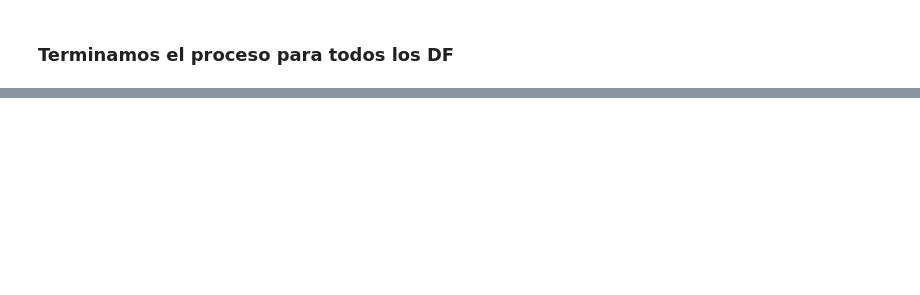
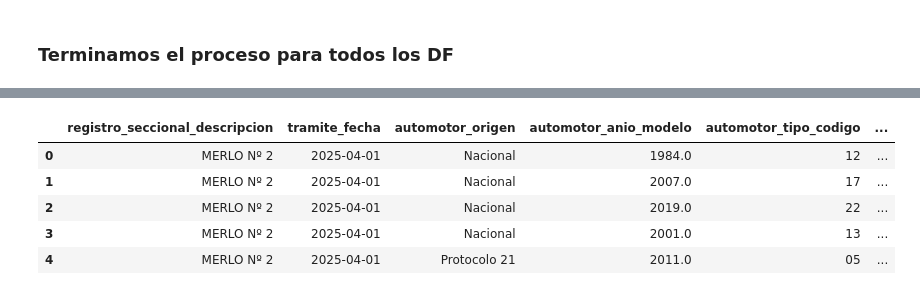
Before and after one commit to Zaca-123/postgres-etl-combustible, a Jupyter notebook: etl.ipynb, the cells around one changed output, grey strips where cells are left out. Saved outputs shown, nothing was run; the diff lists cells and outputs as text; code cells hidden in the pictures; blank space fills up the shorter version.

```diff
--- a/etl.ipynb
+++ b/etl.ipynb
@@ -104,2 +151,14 @@ dengue_transformado_df.head()
+# %%
+columnas_deseadas = ['registro_seccional_descripcion','tramite_fecha','automotor_origen','automotor_anio_modelo','automotor_tipo_codigo','automotor_tipo_descripcion','automotor_modelo_descripcion']
+transferencias_transformado_df = transferencias_df[columnas_deseadas]
+
+transferencias_transformado_df.head()
+# %% [output]
+|  | registro_seccional_descripcion | tramite_fecha | automotor_origen | automotor_anio_modelo | automotor_tipo_codigo | ... |
+| 0 | MERLO Nº 2 | 2025-04-01 | Nacional | 1984.0 | 12 | ... |
+| 1 | MERLO Nº 2 | 2025-04-01 | Nacional | 2007.0 | 17 | ... |
+| 2 | MERLO Nº 2 | 2025-04-01 | Nacional | 2019.0 | 22 | ... |
+| 3 | MERLO Nº 2 | 2025-04-01 | Nacional | 2001.0 | 13 | ... |
+| 4 | MERLO Nº 2 | 2025-04-01 | Protocolo 21 | 2011.0 | 05 | ... |
 # %%
 # Nombre de la tabla en la base de datos
```
Also changed, not shown: parts of 14 cells of this notebook, 5 other files.
